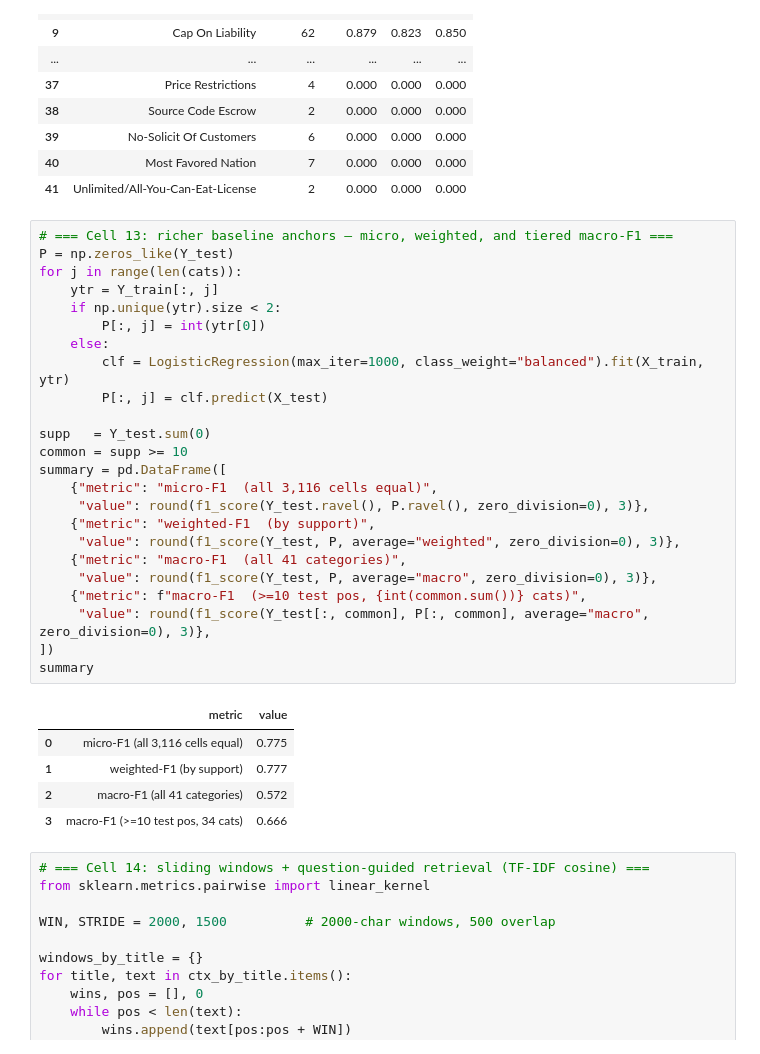
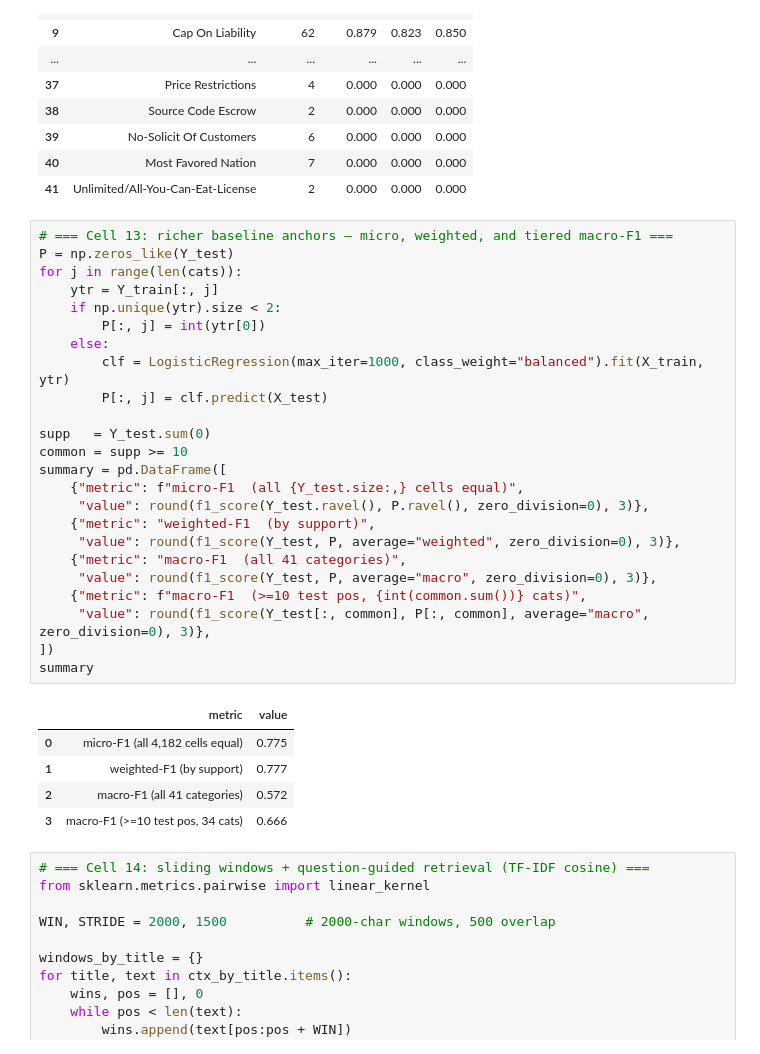
Before and after one commit to afnanmz168/clausify-p3, a Jupyter notebook: notebooks/train.ipynb, the cells around one changed output. Drawn from its saved outputs; the diff is of its cells as text.

```diff
--- a/notebooks/train.ipynb
+++ b/notebooks/train.ipynb
@@ -354,30 +354,30 @@ pd.concat([macro, base.sort_values("f1", ascending=False)], ignore_index=True)
 # %%
 # === Cell 13: richer baseline anchors — micro, weighted, and tiered macro-F1 ===
 P = np.zeros_like(Y_test)
 for j in range(len(cats)):
     ytr = Y_train[:, j]
     if np.unique(ytr).size < 2:
         P[:, j] = int(ytr[0])
     else:
         clf = LogisticRegression(max_iter=1000, class_weight="balanced").fit(X_train, ytr)
         P[:, j] = clf.predict(X_test)
 
 supp   = Y_test.sum(0)
 common = supp >= 10
 summary = pd.DataFrame([
-    {"metric": "micro-F1  (all 3,116 cells equal)",
+    {"metric": f"micro-F1  (all {Y_test.size:,} cells equal)",
      "value": round(f1_score(Y_test.ravel(), P.ravel(), zero_division=0), 3)},
     {"metric": "weighted-F1  (by support)",
      "value": round(f1_score(Y_test, P, average="weighted", zero_division=0), 3)},
     {"metric": "macro-F1  (all 41 categories)",
      "value": round(f1_score(Y_test, P, average="macro", zero_division=0), 3)},
     {"metric": f"macro-F1  (>=10 test pos, {int(common.sum())} cats)",
      "value": round(f1_score(Y_test[:, common], P[:, common], average="macro", zero_division=0), 3)},
 ])
 summary
 # %% [output]
 |  | metric | value |
-| 0 | micro-F1 (all 3,116 cells equal) | 0.775 |
+| 0 | micro-F1 (all 4,182 cells equal) | 0.775 |
 | 1 | weighted-F1 (by support) | 0.777 |
 | 2 | macro-F1 (all 41 categories) | 0.572 |
 | 3 | macro-F1 (>=10 test pos, 34 cats) | 0.666 |
```
Also changed, not shown: 11 other files.
